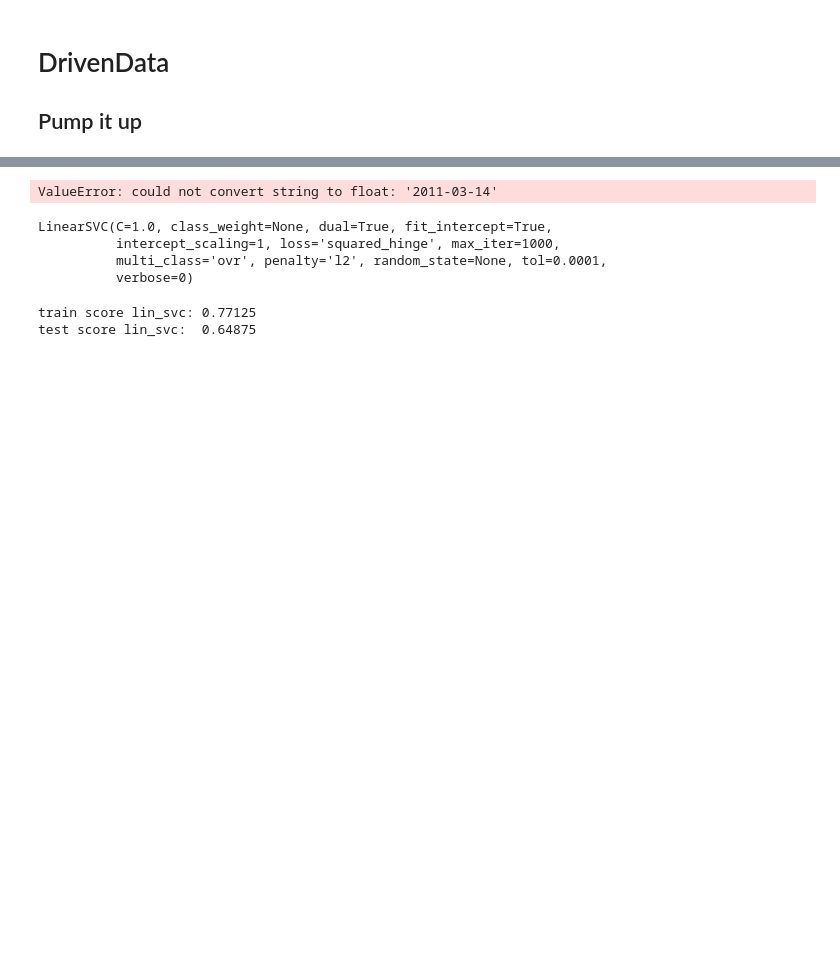
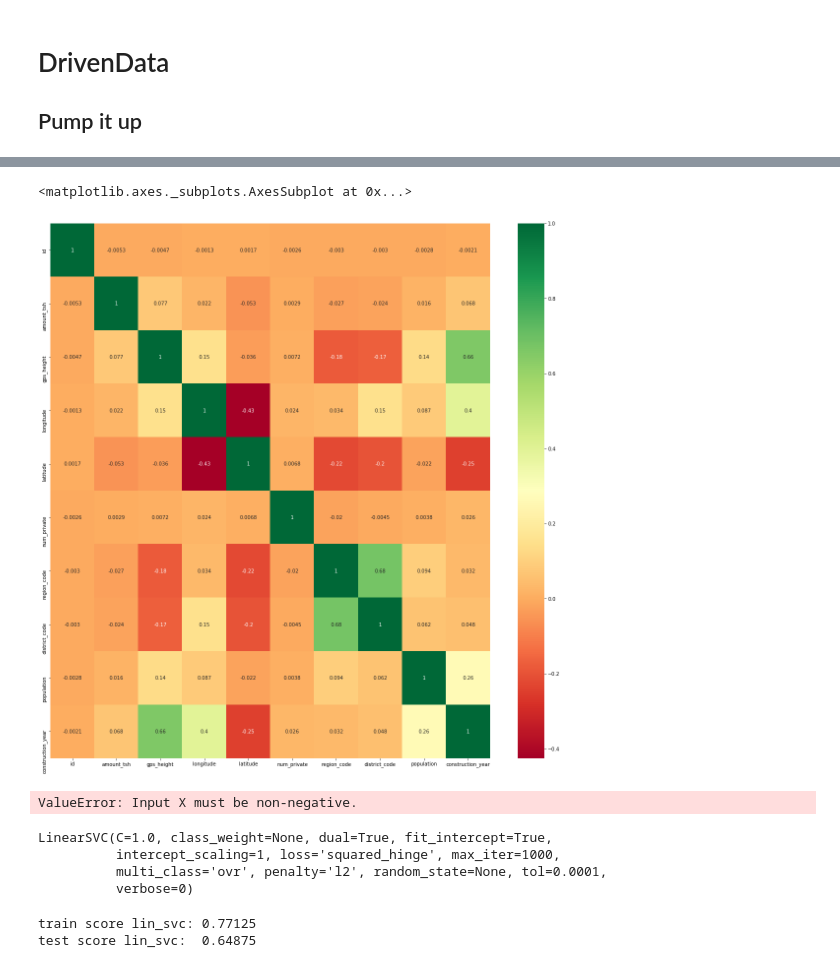
Before and after one commit to jesp209i/MachineLearningNotebook, a Jupyter notebook: pump_it_up/pump_it_up.ipynb, the cells around one changed output, grey strips where cells are left out. Saved outputs shown, nothing was run; the diff lists cells and outputs as text; code cells hidden in the pictures; blank space fills up the shorter version.

```diff
--- a/pump_it_up/pump_it_up.ipynb
+++ b/pump_it_up/pump_it_up.ipynb
@@ -22,0 +128,6 @@ data.head()
+# %%
+plt.figure(figsize=(20,20))
+sns.heatmap(corr_data,cmap="RdYlGn", annot=True)
+# %% [output]
+<matplotlib.axes._subplots.AxesSubplot at 0x...>
+[figure, added]
@@ -23,8 +137,12 @@ data.head()
 # %%
 from sklearn.feature_selection import SelectKBest
 from sklearn.feature_selection import chi2
-bestfeatures = SelectKBest(score_func=chi2, k=10)
-fit = bestfeatures.fit(data,y)
+from sklearn.preprocessing import Normalizer
+from sklearn.pipeline import Pipeline
+steps = [('normalize', Normalizer()), ('SelectKBest', SelectKBest(score_func=chi2, k=10))]
+pl = Pipeline(steps)
+#bestfeatures = SelectKBest(score_func=chi2, k=10)
+fit = pl.fit(NUMERIC_COLUMNS,y)
 dfscores = pd.DataFrame(fit.scores_)
 dfcolumns = pd.DataFrame(data.columns)
 
@@ -32,4 +150,4 @@ feature_scores = pd.concat([dfcolumns,dfscores], axis=1)
 feature_scores.columns = ['Specs', 'Score']
 print(feature_scores.nlargest(10,'Score'))
 # %% [output]
-ValueError: could not convert string to float: '2011-03-14'
+ValueError: Input X must be non-negative.
```
Also changed, not shown: parts of 11 cells of this notebook, 2 other files.
